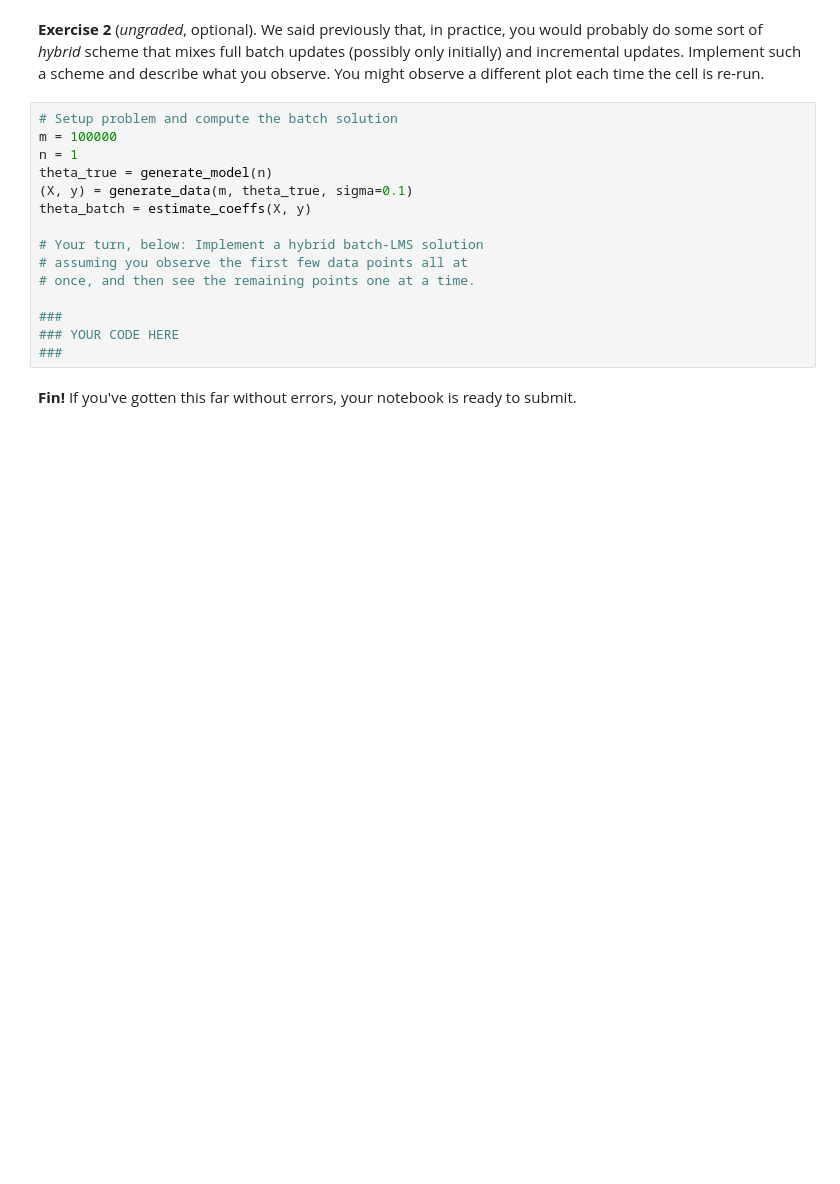
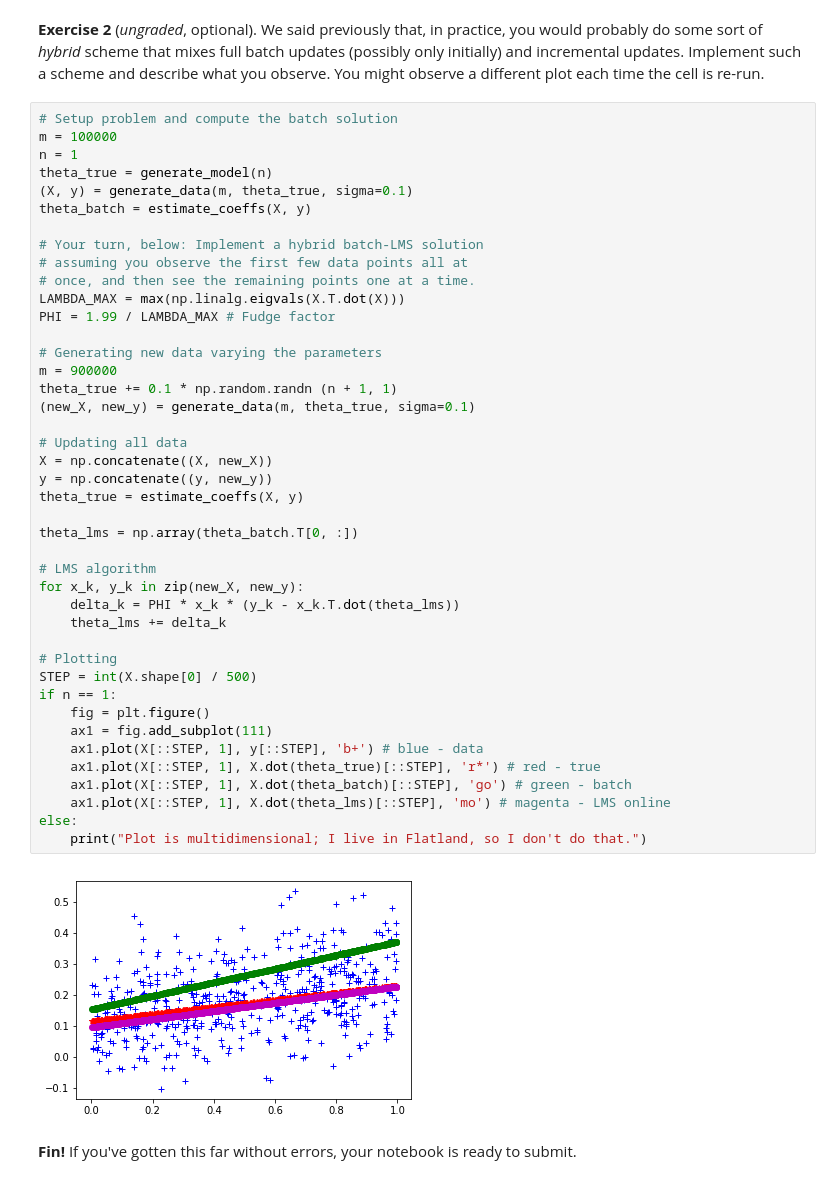
Before and after one commit to drakearch/data-science-in-3-months, a Jupyter notebook: Month 1 - Data Analysis/Week 3 - Computing for Data Analysis/12 Linear regression/part4-online.ipynb, the cells around one changed output. Cells and saved outputs as stored; diff of their text form; blank space fills up the shorter version.

Commit message:
12 Linear regression: part4 Online linear regression

```diff
--- a/Month 1 - Data Analysis/Week 3 - Computing for Data Analysis/12 Linear regression/part4-online.ipynb
+++ b/Month 1 - Data Analysis/Week 3 - Computing for Data Analysis/12 Linear regression/part4-online.ipynb
@@ -242,19 +229,48 @@ else:
 # %% [markdown]
 **Exercise 2** (_ungraded_, optional). We said previously that, in practice, you would probably do some sort of _hybrid_ scheme that mixes full batch updates (possibly only initially) and incremental updates. Implement such a scheme and describe what you observe. You might observe a different plot each time the cell is re-run.
-# %%
-# Setup problem and compute the batch solution
-m = 100000
-n = 1
-theta_true = generate_model(n)
-(X, y) = generate_data(m, theta_true, sigma=0.1)
-theta_batch = estimate_coeffs(X, y)
-
-# Your turn, below: Implement a hybrid batch-LMS solution
-# assuming you observe the first few data points all at
-# once, and then see the remaining points one at a time.
-
-###
-### YOUR CODE HERE
-###
+# %%
+# Setup problem and compute the batch solution
+m = 100000
+n = 1
+theta_true = generate_model(n)
+(X, y) = generate_data(m, theta_true, sigma=0.1)
+theta_batch = estimate_coeffs(X, y)
+
+# Your turn, below: Implement a hybrid batch-LMS solution
+# assuming you observe the first few data points all at
+# once, and then see the remaining points one at a time.
+LAMBDA_MAX = max(np.linalg.eigvals(X.T.dot(X)))
+PHI = 1.99 / LAMBDA_MAX # Fudge factor
+
+# Generating new data varying the parameters
+m = 900000
+theta_true += 0.1 * np.random.randn (n + 1, 1)
+(new_X, new_y) = generate_data(m, theta_true, sigma=0.1)
+
+# Updating all data
+X = np.concatenate((X, new_X))
+y = np.concatenate((y, new_y))
+theta_true = estimate_coeffs(X, y)
+
+theta_lms = np.array(theta_batch.T[0, :])
+
+# LMS algorithm
+for x_k, y_k in zip(new_X, new_y):
+    delta_k = PHI * x_k * (y_k - x_k.T.dot(theta_lms))
+    theta_lms += delta_k
+
+# Plotting
+STEP = int(X.shape[0] / 500)
+if n == 1:
+    fig = plt.figure()
+    ax1 = fig.add_subplot(111)
+    ax1.plot(X[::STEP, 1], y[::STEP], 'b+') # blue - data
+    ax1.plot(X[::STEP, 1], X.dot(theta_true)[::STEP], 'r*') # red - true
+    ax1.plot(X[::STEP, 1], X.dot(theta_batch)[::STEP], 'go') # green - batch
+    ax1.plot(X[::STEP, 1], X.dot(theta_lms)[::STEP], 'mo') # magenta - LMS online
+else:
+    print("Plot is multidimensional; I live in Flatland, so I don't do that.")
+# %% [output]
+[figure, added]
 # %% [markdown]
 **Fin!** If you've gotten this far without errors, your notebook is ready to submit.
```
Also changed, not shown: parts of 7 cells of this notebook.
